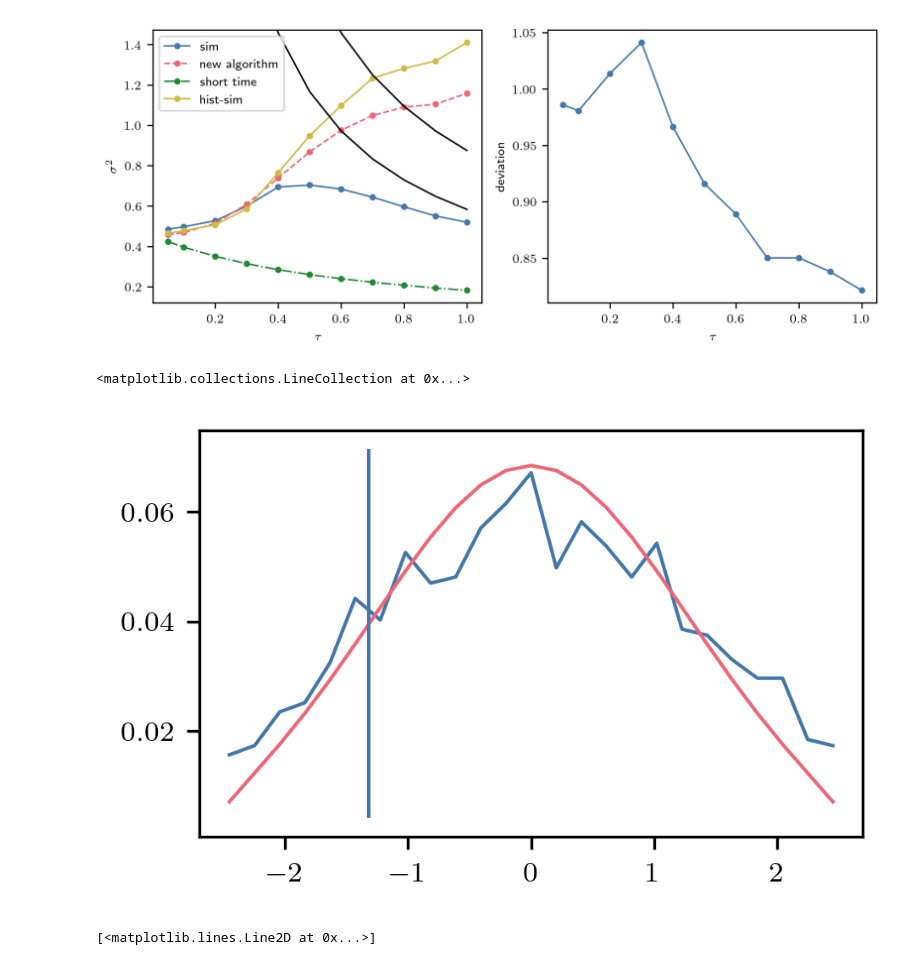
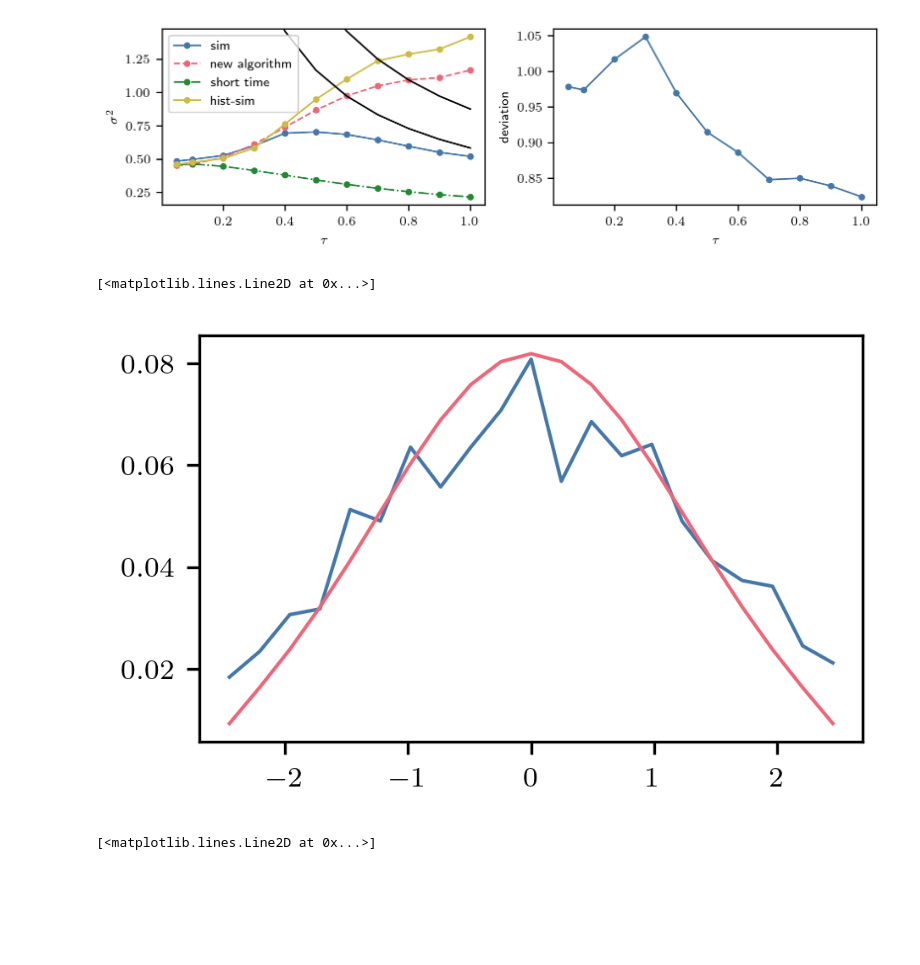
Before and after one commit to NilsToAn/overdampedDelayHarmonicOscillator, a Jupyter notebook: paper/variance_x4.ipynb, the cells around one changed output. Cells and saved outputs as stored; diff of their text form; code cells hidden in the pictures; blank space fills up the shorter version.

```diff
--- a/paper/variance_x4.ipynb
+++ b/paper/variance_x4.ipynb
@@ -21,8 +22,7 @@ D = s**2/2
 max_t = 6
 ntau = 3
 # dx = 0.2
-N_x = 25
-#sb = 20*dx
+N_x = 21
 
 f = 30
 N_p = 2_000
@@ -36,4 +36,14 @@ N_loop = 10
 def force(x,*args):
      return -k*x**3
 
-#i_zero = np.argmin(x_s**2)
+ltaus = np.concatenate(([0.05], np.arange(0.1,1.1,0.1) ))
+#ltaus = [0.05]
+sim_vars = np.empty((len(ltaus),2))
+num_vars = np.empty((len(ltaus),2))
+sim_hist_vars = np.empty((len(ltaus),2))
+short_time_approx_var = np.empty(len(ltaus))
+escaped_traj = np.empty(len(ltaus))
+sbs = np.empty(len(ltaus))
+
+sim_times = np.empty(len(ltaus))
+num_times = np.empty(len(ltaus))
@@ -111,0 +88,21 @@ for i,ltau in enumerate(tqdm(ltaus)):
+# %%
+for i,ltau in enumerate(tqdm(ltaus)):
+    start = timer()
+    ldt = ltau/ntau
+    N_t = max(int(max_t/ldt), 30)
+
+    sb = sbs[i]
+    dx = 2*sb/(N_x-1)
+
+    x_s = np.arange(-sb,sb+1e-6,dx)
+    i_zero = np.argmin(x_s**2)
+
+    prop = get_prop_abs_v2(x_s, force,D,ldt,dx, side = 'lr')
+    R, _, end_states = create_R_v1(N_x, ntau, prop)
+    _, hists = get_dyn_v2(R, i_zero,N_t, N_x, ntau, end_states)
+    num_var = get_var_hist(hists, x_s)
+
+    mean_num_var = np.mean(num_var[-ntau*2:])
+    num_vars[i] =  (mean_num_var, np.max(num_var[-ntau*2:])-np.min(num_var[-ntau*2:]))
+
+    num_times[i] = timer()-start
@@ -112,43 +116,45 @@ for i,ltau in enumerate(tqdm(ltaus)):
 # %%
-plt.figure(figsize=(7,3))
+plt.figure(figsize=(two_col,std_height))
 ax = plt.subplot(121)
 plt.plot(ltaus,sim_vars[:,0],'.-', label='sim')
 
 plt.plot(ltaus,num_vars[:,0],'.--', label='new algorithm')
 
 
 
 plt.plot(ltaus,short_time_approx_var ,'.-.',label='short time')
 
 plt.plot(ltaus,sim_hist_vars[:,0],'.-', label='hist-sim')
 
 #plt.yscale('log')
 plt.legend()
 plt.xlabel(r'$\tau$')
 plt.ylabel(r'$\sigma^2$')
 plt.ylim(*plt.ylim())
 #auflösungslimit std same as div x0
 # plt.plot(ltaus, (2/3)**2*ltaus**(-1), color = 'black')
 plt.plot(ltaus, (np.sqrt(7)/2)**2*ltaus**(-1), color = 'black')
 plt.plot(ltaus, 1/2*(np.sqrt(7)/2)**2*ltaus**(-1), color = 'black')
 plt.plot(ltaus, 1/3*(np.sqrt(7)/2)**2*ltaus**(-1), color = 'black')
+# plt.xlim(0,0.2)
+# plt.ylim(0.4,0.6)
 
 ax = plt.subplot(122)
 plt.plot(ltaus, num_vars[:,0]/sim_hist_vars[:,0], '.-')
 plt.xlabel(r'$\tau$')
 plt.ylabel(r'deviation')
 
 plt.tight_layout()
-# plt.savefig('graphics/x4variance.pdf')
+plt.savefig(f'graphics/x4variance_Nx{N_x}_ntau{ntau}.pdf')
 # %% [output]
-[figure, old version]
+[figure, new version]
 # %%
 plt.plot(x_s,sim_hists[:,-1].sum(0)/sim_hists[:,-1].sum())
 plt.plot(x_s,hists[-1]/hists[-1].sum())
-plt.vlines(-np.sqrt(7)/2/np.sqrt(ltau), *plt.ylim())
+#plt.vlines(-np.sqrt(7)/2/np.sqrt(ltau), *plt.ylim())
 # %% [output]
-<matplotlib.collections.LineCollection at 0x...>
+[<matplotlib.lines.Line2D at 0x...>]
-[figure, old version]
+[figure, new version]
 # %%
 plt.plot(escaped_traj)
 # %% [output]
```
Also changed, not shown: parts of 10 cells of this notebook, 16 other files.
